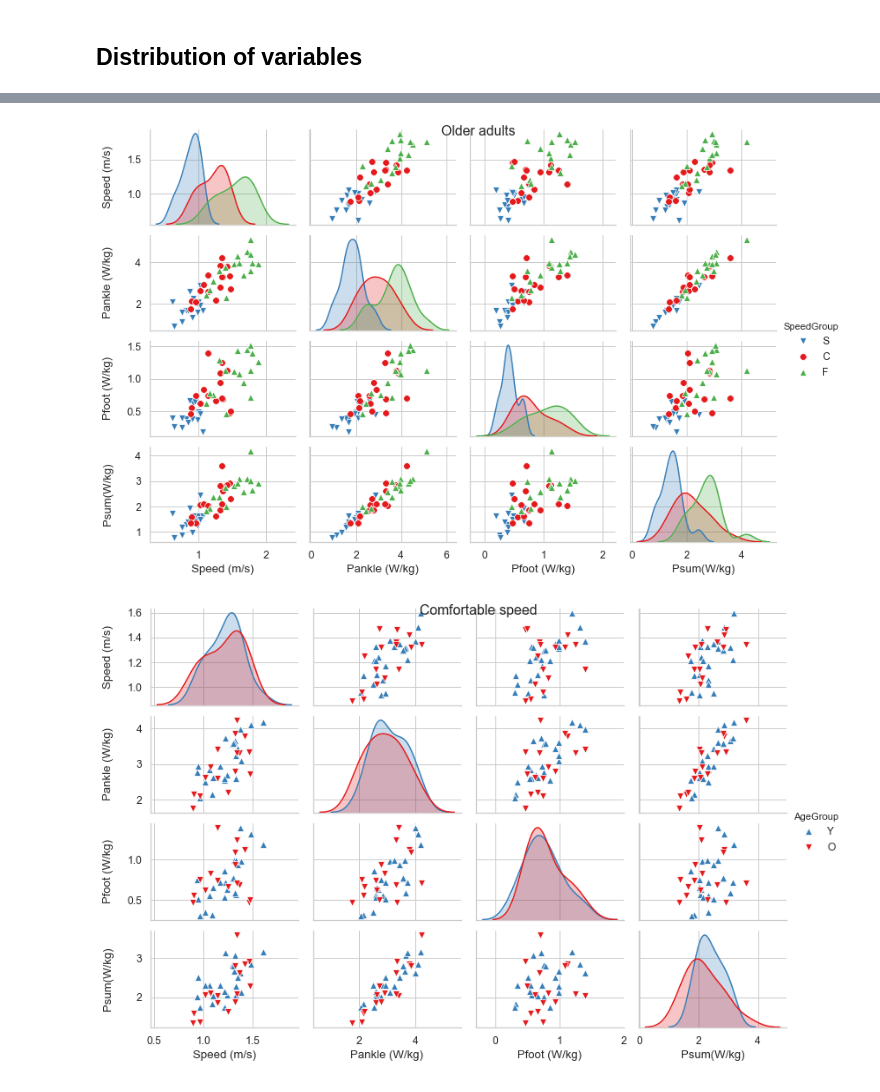
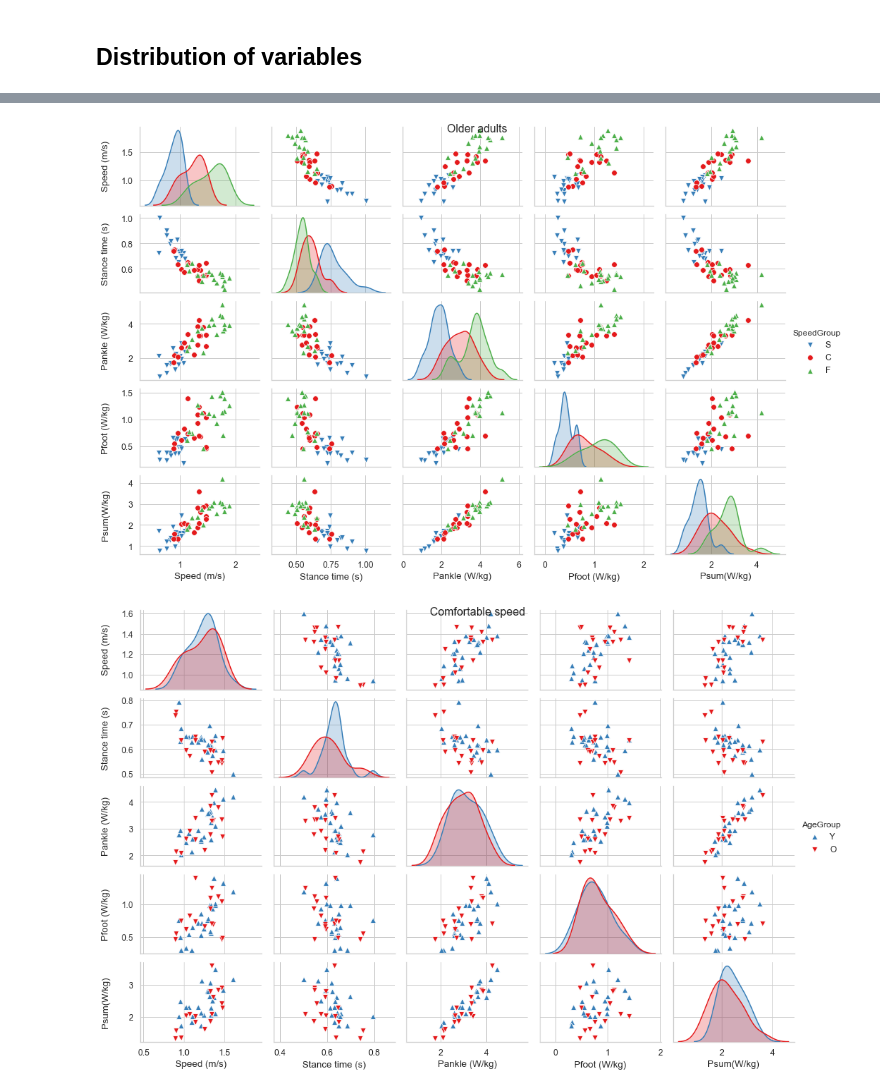
Before and after one commit to BMClab/papers, a Jupyter notebook: age_speed_af_power/notebooks/descriptive.ipynb, the cells around one changed output, grey strips where cells are left out. Cells and saved outputs as stored; diff of their text form; code cells hidden in the pictures.

```diff
--- a/age_speed_af_power/notebooks/descriptive.ipynb
+++ b/age_speed_af_power/notebooks/descriptive.ipynb
@@ -23,7 +23,7 @@ pd.set_option('precision', 3)  # number of decimal places for the environment
 # %%
 # load data
 path2 = r'./../data/'
-fname = os.path.join(path2, 'UD_stats_all_speeds.csv')
+fname = os.path.join(path2, 'UD_stats_all_speeds_2.csv')
 df = pd.read_csv(fname, sep=',', header=0, index_col=0)
 df
 # %% [output]
@@ -262,8 +265,8 @@ plt.show()
 # %% [markdown]
 ## Distribution of variables
 # %%
-labels = ['Speed (m/s)', 'Pankle (W/kg)', 'Pfoot (W/kg)', 'Psum(W/kg)']
-g = sns.pairplot(df[df['AgeGroup']=='Y'], vars=['Speed', 'Pankle', 'Pfoot', 'Psum'],
+labels = ['Speed (m/s)', 'Stance time (s)', 'Pankle (W/kg)', 'Pfoot (W/kg)', 'Psum(W/kg)']
+g = sns.pairplot(df[df['AgeGroup']=='Y'], vars=['Speed', 'StanceTime', 'Pankle', 'Pfoot', 'Psum'],
                  markers=['v', 'o', '^'], hue='SpeedGroup', plot_kws={'s':60}, height=1.8, aspect=1.5)
 axs = g.axes.flatten()
 for i in range(len(labels)):
@@ -277,5 +280,5 @@ plt.show()
 # %%
-g = sns.pairplot(df[df['AgeGroup']=='O'], vars=['Speed', 'Pankle', 'Pfoot', 'Psum'],
+g = sns.pairplot(df[df['AgeGroup']=='O'], vars=['Speed', 'StanceTime', 'Pankle', 'Pfoot', 'Psum'],
                  markers=['v', 'o', '^'], hue='SpeedGroup', plot_kws={'s':60}, height=1.8, aspect=1.5)
 axs = g.axes.flatten()
 for i in range(len(labels)):
@@ -285,17 +288,17 @@ for i in range(len(labels)):
     g.fig.suptitle('Older adults', y=1)
 plt.show()
 # %% [output]
-[figure, old version]
+[figure, new version]
 # %%
-g = sns.pairplot(df[df['SpeedGroup']=='C'], vars=['Speed', 'Pankle', 'Pfoot', 'Psum'],
+g = sns.pairplot(df[df['SpeedGroup']=='C'], vars=['Speed', 'StanceTime', 'Pankle', 'Pfoot', 'Psum'],
                  markers=['^', 'v'], hue='AgeGroup', plot_kws={'s':60}, height=1.8, aspect=1.5)
 axs = g.axes.flatten()
 for i in range(len(labels)):
     axs[int(i*len(labels))].set_ylabel(labels[i])
     axs[int(i*len(labels))].yaxis.set_label_coords(-0.25, .5)
     axs[int(i+(len(labels)-1)*len(labels))].set_xlabel(labels[i])
 g.fig.suptitle('Comfortable speed', y=1)
 plt.show()
 # %% [output]
-[figure, old version]
+[figure, new version]
 # %%
```
Also changed, not shown: parts of 16 cells of this notebook.
